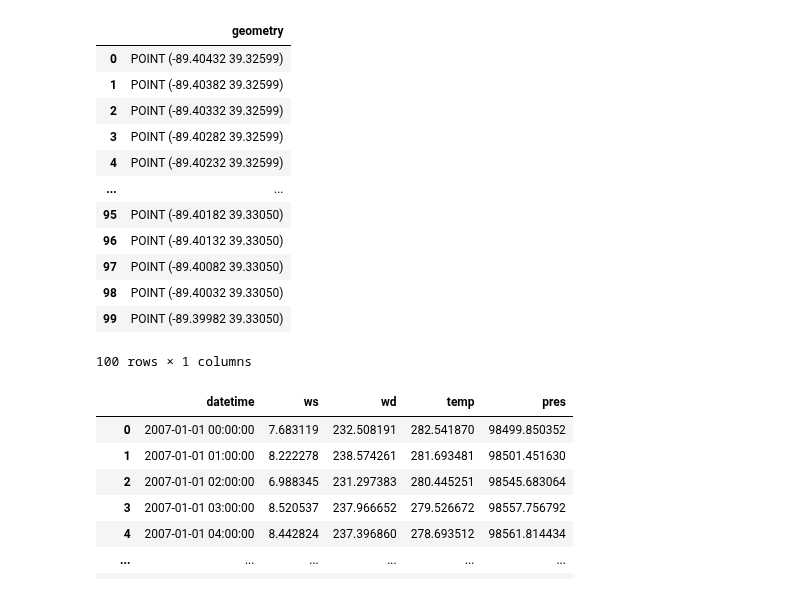
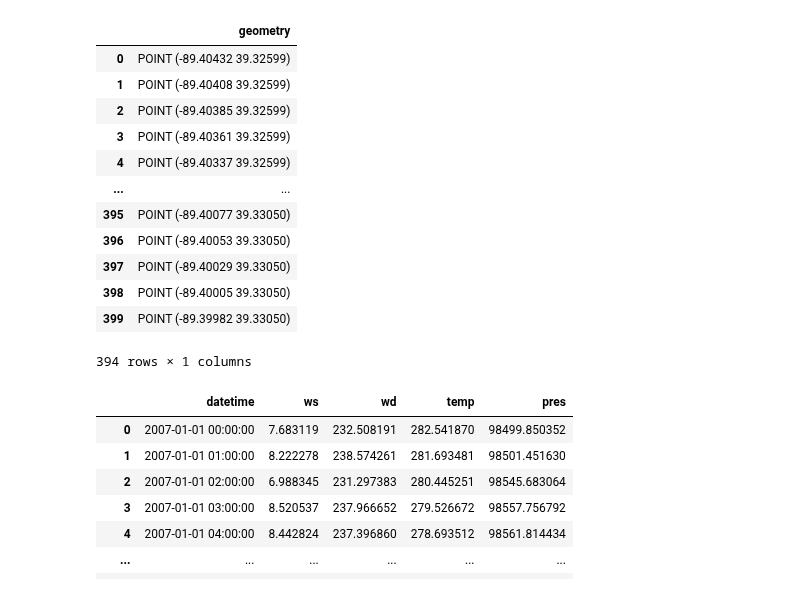
Before and after one commit to NREL/dw-tap, a Jupyter notebook: notebooks/heatmap-analysis-same-input.ipynb, the cells around one changed output. Drawn from its saved outputs; the diff is of its cells as text; code cells hidden in the pictures.

```diff
--- a/notebooks/heatmap-analysis-same-input.ipynb
+++ b/notebooks/heatmap-analysis-same-input.ipynb
@@ -22,6 +22,8 @@ from dw_tap.vector.vector_transformation import _convert_to_math_deg
 import shapely.wkt
 import matplotlib.pyplot as plt
 
+import plotly.express as px
+
 %config InlineBackend.figure_format = 'svg'
 
 obstacle_file ="../sites/180-5BuildingsManual.geojson"
@@ -34,6 +36,8 @@ df_places = gpd.read_file(obstacle_file)
 # Leave in only relevant columns
 df_places = df_places[["height", "geometry"]]
 
+df_places["height"] = 5.0
+
 ax=df_places.geometry.plot()
 
 # Need to use better projection
@@ -60,7 +64,7 @@ df_places_centroid.geometry.x, df_places_centroid.geometry.y
 #print(lon_delta, lat_delta)
 
 # Change this number to change resolution; keep x and y resolutions the same for now
-n_points = 10
+n_points = 20
 lon_n, lat_n = (n_points, n_points)
 x = np.linspace(df_places_centroid.geometry.x-lon_delta,
                 df_places_centroid.geometry.x+lon_delta,
@@ -72,44 +76,44 @@ xv, yv = np.meshgrid(x, y)
 #xv, yv
 
 # plotting using two arrays, xv and yv, created by meshgrid()
 # Probably not the best format for exluding points that fall inside the buildings
 
 #ax=df_places.geometry.plot()
 #df_places_centroid.geometry.plot(ax=ax);
 #ax.plot(xv, yv, ls="None", marker=".");
 #plt.show()
 
 gridpoints = gpd.GeoDataFrame(
     {"geometry": [geometry.Point(el) for el in zip(xv.flatten(), yv.flatten())]})
 #gridpoints.plot();
 
 inside_polygons_index = gpd.sjoin(gridpoints, df_places, op='within').index
 outside_polygons_index = [i for i in gridpoints.index if i not in inside_polygons_index]
 gridpoints_outside_polygons = gridpoints.loc[outside_polygons_index]
 
 ax=df_places.geometry.plot()
 #df_places_centroid.geometry.plot(ax=ax);
 
 #ax.plot(xv, yv, ls="None", marker=".");
 gridpoints_outside_polygons.plot(color="green", ax=ax)
 plt.show()
 
 display(gridpoints_outside_polygons)
 # %% [output]
 [drawing not drawn]
 |  | geometry |
 | 0 | POINT (-89.40432 39.32599) |
-| 1 | POINT (-89.40382 39.32599) |
-| 2 | POINT (-89.40332 39.32599) |
-| 3 | POINT (-89.40282 39.32599) |
-| 4 | POINT (-89.40232 39.32599) |
+| 1 | POINT (-89.40408 39.32599) |
+| 2 | POINT (-89.40385 39.32599) |
+| 3 | POINT (-89.40361 39.32599) |
+| 4 | POINT (-89.40337 39.32599) |
 | ... | ... |
-| 95 | POINT (-89.40182 39.33050) |
-| 96 | POINT (-89.40132 39.33050) |
-| 97 | POINT (-89.40082 39.33050) |
-| 98 | POINT (-89.40032 39.33050) |
-| 99 | POINT (-89.39982 39.33050) |
+| 395 | POINT (-89.40077 39.33050) |
+| 396 | POINT (-89.40053 39.33050) |
+| 397 | POINT (-89.40029 39.33050) |
+| 398 | POINT (-89.40005 39.33050) |
+| 399 | POINT (-89.39982 39.33050) |
-100 rows × 1 columns
+394 rows × 1 columns
 # %%
 # For testing outside of NREL, load in data from a file
 # This isn't quite the same as running getData() for each of the heatmap points
```
Also changed, not shown: parts of 7 cells of this notebook, 1 other file.
